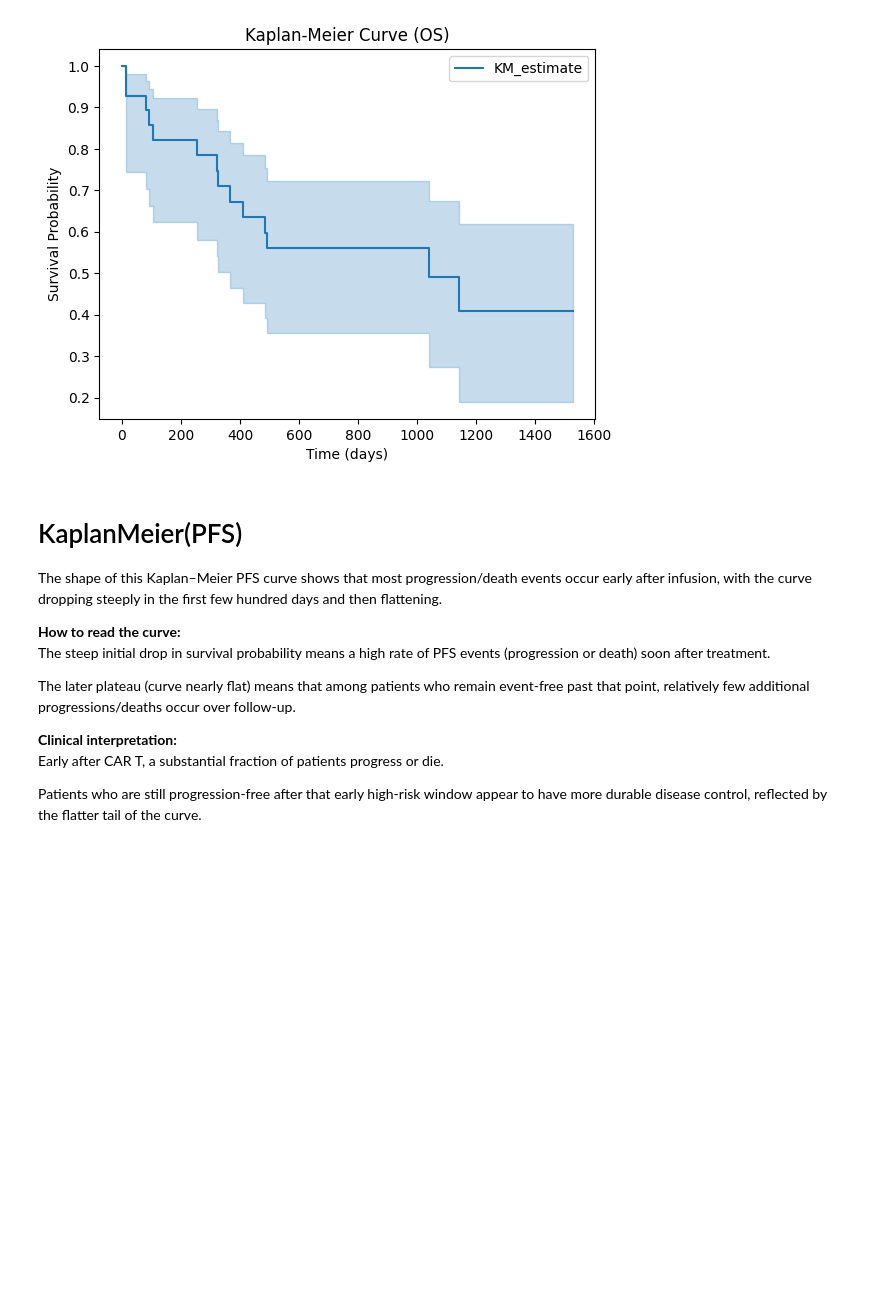
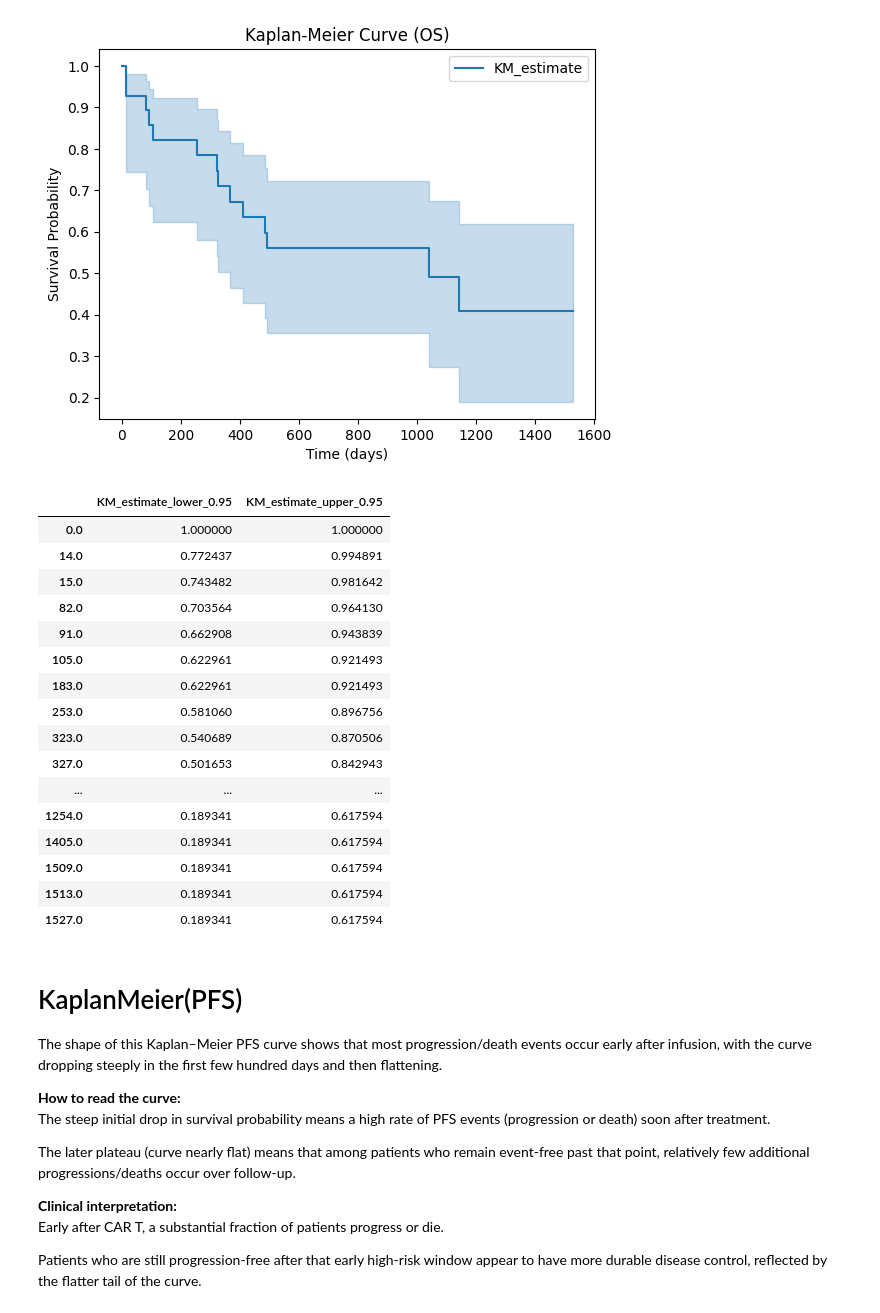
Before and after one commit to aliakhlaghiii/integromics, a Jupyter notebook: mahsa/cox_kaplan_analysis.ipynb, the cells around one changed output. Saved outputs shown, nothing was run; the diff lists cells and outputs as text; code cells hidden in the pictures; blank space fills up the shorter version.

Commit message:
added confidence intervals for kaplan meier survival estimate.

```diff
--- a/mahsa/cox_kaplan_analysis.ipynb
+++ b/mahsa/cox_kaplan_analysis.ipynb
@@ -908,6 +908,28 @@ plt.title("Kaplan-Meier Curve (OS)")
 plt.show()
 # %% [output]
 [figure]
+# %%
+# getting the confidence intervals for kaplan-meier survival estimates
+kmos = kmf.confidence_interval_
+kmos
+# %% [output]
+|  | KM_estimate_lower_0.95 | KM_estimate_upper_0.95 |
+| 0.0 | 1.000000 | 1.000000 |
+| 14.0 | 0.772437 | 0.994891 |
+| 15.0 | 0.743482 | 0.981642 |
+| 82.0 | 0.703564 | 0.964130 |
+| 91.0 | 0.662908 | 0.943839 |
+| 105.0 | 0.622961 | 0.921493 |
+| 183.0 | 0.622961 | 0.921493 |
+| 253.0 | 0.581060 | 0.896756 |
+| 323.0 | 0.540689 | 0.870506 |
+| 327.0 | 0.501653 | 0.842943 |
+| ... | ... | ... |
+| 1254.0 | 0.189341 | 0.617594 |
+| 1405.0 | 0.189341 | 0.617594 |
+| 1509.0 | 0.189341 | 0.617594 |
+| 1513.0 | 0.189341 | 0.617594 |
+| 1527.0 | 0.189341 | 0.617594 |
 # %% [markdown]
 # KaplanMeier(PFS)
 
```
Also changed, not shown: parts of 1 cell of this notebook.
